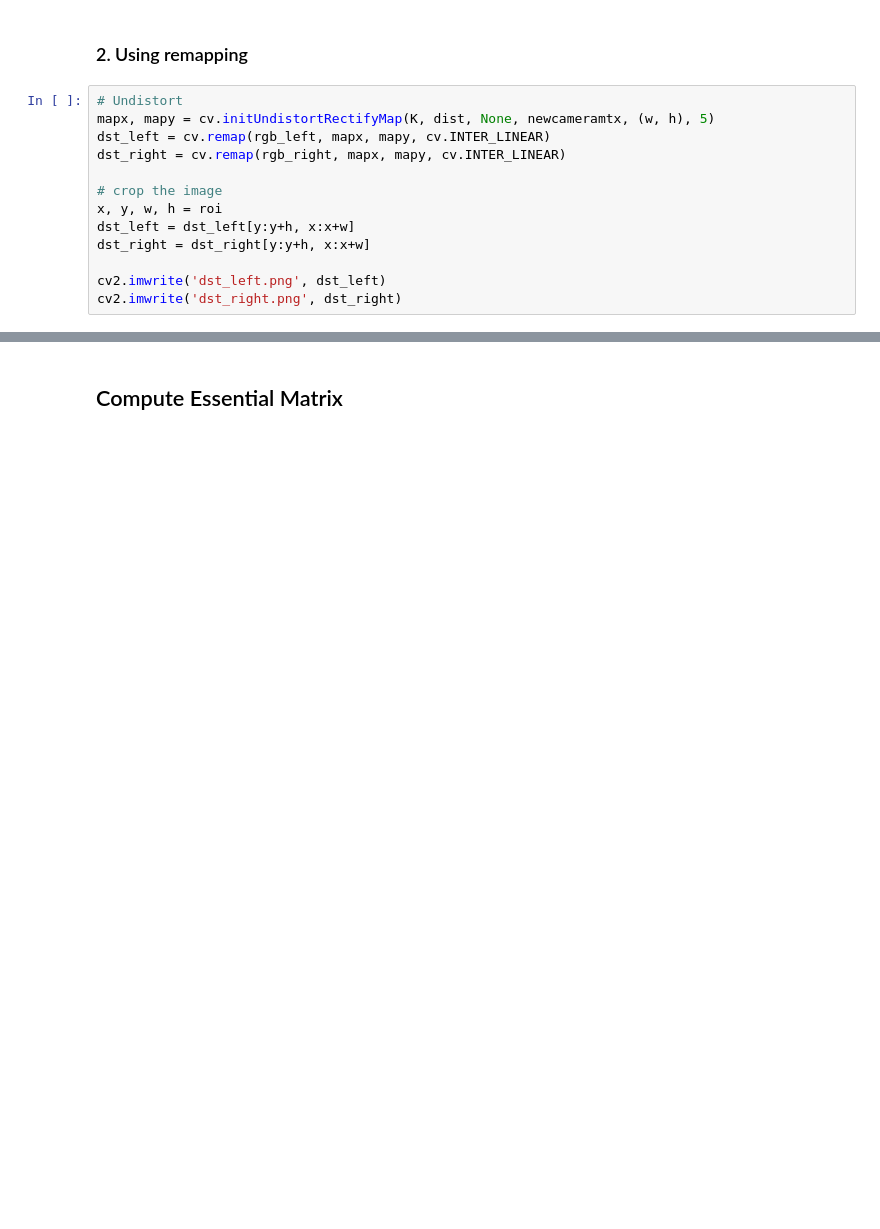
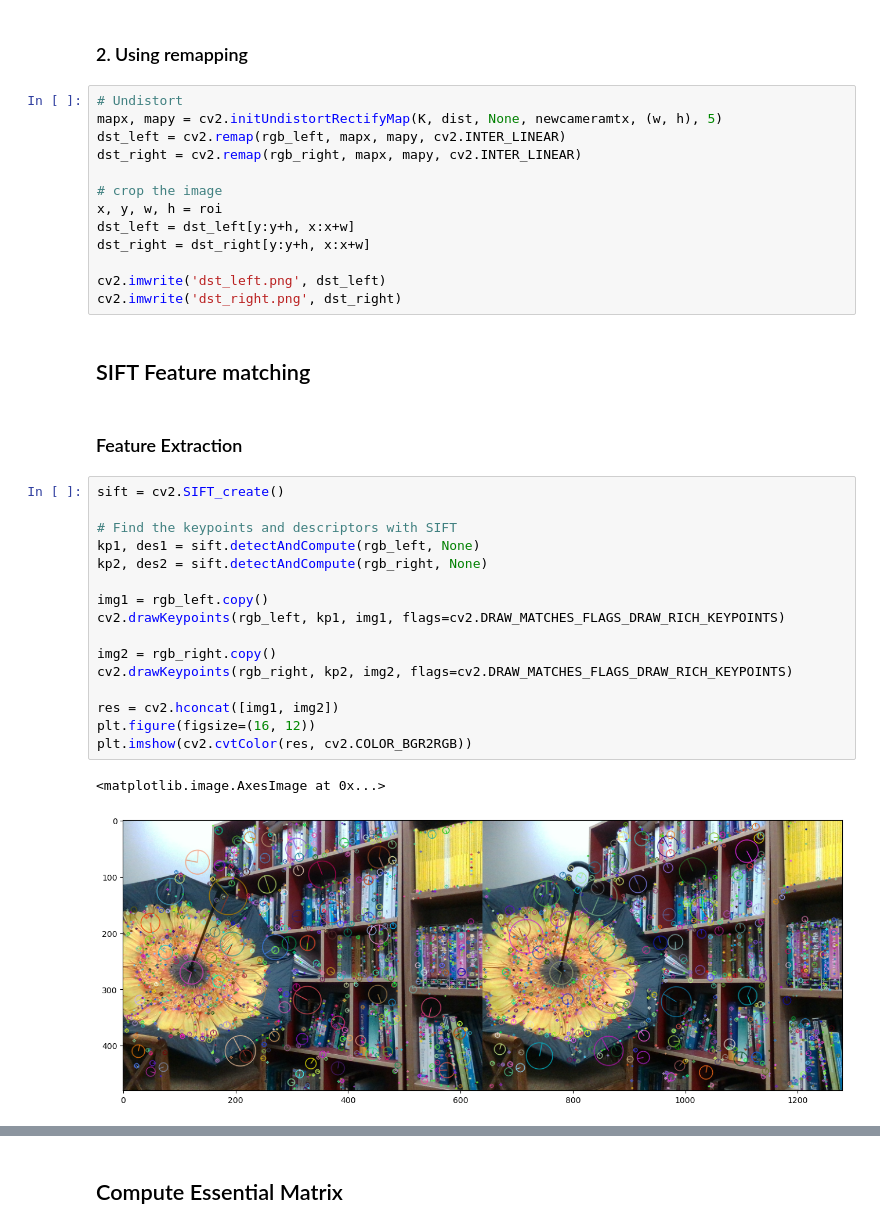
Before and after one commit to ryesw/rgb-3d-reconstruction_2-Views, a Jupyter notebook: epipolar3d.ipynb, the cells around one changed output, grey strips where cells are left out. Drawn from its saved outputs; the diff is of its cells as text; blank space fills up the shorter version.

Commit message:
separate feature matching into extraction and matching

```diff
--- a/epipolar3d.ipynb
+++ b/epipolar3d.ipynb
@@ -70,9 +70,9 @@ True
 ### 2. Using remapping
 # %%
 # Undistort
-mapx, mapy = cv.initUndistortRectifyMap(K, dist, None, newcameramtx, (w, h), 5)
-dst_left = cv.remap(rgb_left, mapx, mapy, cv.INTER_LINEAR)
-dst_right = cv.remap(rgb_right, mapx, mapy, cv.INTER_LINEAR)
+mapx, mapy = cv2.initUndistortRectifyMap(K, dist, None, newcameramtx, (w, h), 5)
+dst_left = cv2.remap(rgb_left, mapx, mapy, cv2.INTER_LINEAR)
+dst_right = cv2.remap(rgb_right, mapx, mapy, cv2.INTER_LINEAR)
 
 # crop the image
 x, y, w, h = roi
@@ -81,3 +81,26 @@ dst_right = dst_right[y:y+h, x:x+w]
 
 cv2.imwrite('dst_left.png', dst_left)
 cv2.imwrite('dst_right.png', dst_right)
+# %% [markdown]
+## SIFT Feature matching
+# %% [markdown]
+### Feature Extraction
+# %%
+sift = cv2.SIFT_create()
+
+# Find the keypoints and descriptors with SIFT
+kp1, des1 = sift.detectAndCompute(rgb_left, None)
+kp2, des2 = sift.detectAndCompute(rgb_right, None)
+
+img1 = rgb_left.copy()
+cv2.drawKeypoints(rgb_left, kp1, img1, flags=cv2.DRAW_MATCHES_FLAGS_DRAW_RICH_KEYPOINTS)
+
+img2 = rgb_right.copy()
+cv2.drawKeypoints(rgb_right, kp2, img2, flags=cv2.DRAW_MATCHES_FLAGS_DRAW_RICH_KEYPOINTS)
+
+res = cv2.hconcat([img1, img2])
+plt.figure(figsize=(16, 12))
+plt.imshow(cv2.cvtColor(res, cv2.COLOR_BGR2RGB))
+# %% [output]
+<matplotlib.image.AxesImage at 0x...>
+[figure, added]
```
Also changed, not shown: parts of 4 cells of this notebook.
